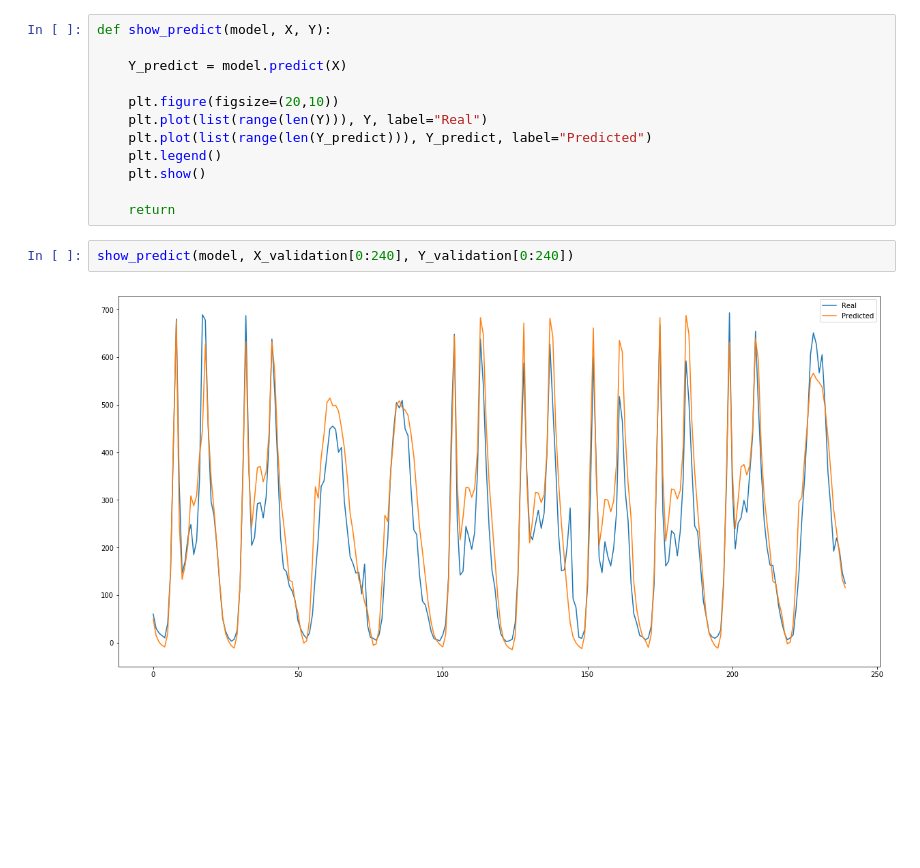
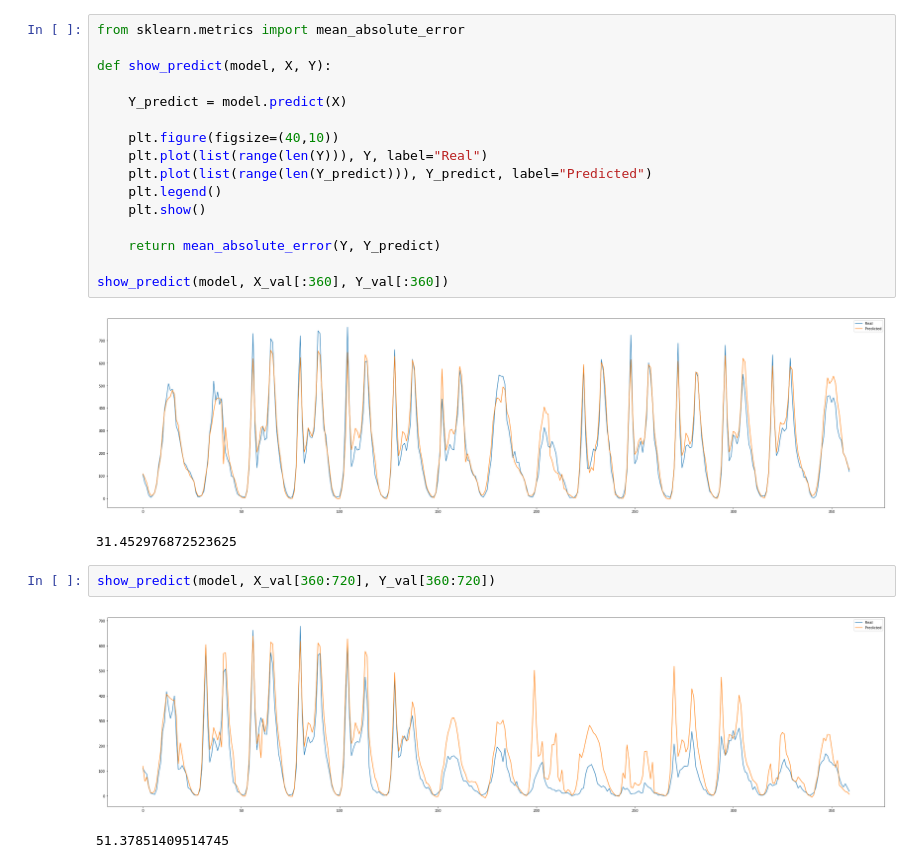
Before and after one commit to gdarruda/bike-predict, a Jupyter notebook: Predict.ipynb, the cells around one changed output. Drawn from its saved outputs; the diff is of its cells as text; blank space fills up the shorter version.

Commit message:
Updating last version of predict

```diff
--- a/Predict.ipynb
+++ b/Predict.ipynb
@@ -125,16 +139,24 @@ _________________________________________________________________
 # %%
+from sklearn.metrics import mean_absolute_error
+
 def show_predict(model, X, Y):
 
     Y_predict = model.predict(X)
 
-    plt.figure(figsize=(20,10))
+    plt.figure(figsize=(40,10))
     plt.plot(list(range(len(Y))), Y, label="Real")
     plt.plot(list(range(len(Y_predict))), Y_predict, label="Predicted")
     plt.legend()
     plt.show()
 
-    return
+    return mean_absolute_error(Y, Y_predict)
+
+show_predict(model, X_val[:360], Y_val[:360])
+# %% [output]
+[figure, added]
+31.452976872523625
-# %%
-show_predict(model, X_validation[0:240], Y_validation[0:240])
-# %% [output]
-[figure, removed]
+# %%
+show_predict(model, X_val[360:720], Y_val[360:720])
+# %% [output]
+[figure, added]
+51.37851409514745
```
Also changed, not shown: parts of 10 cells of this notebook.
